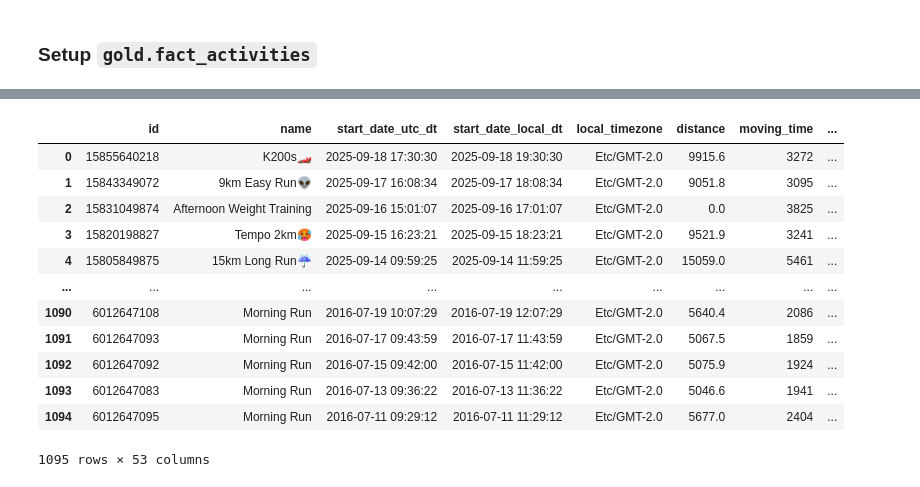
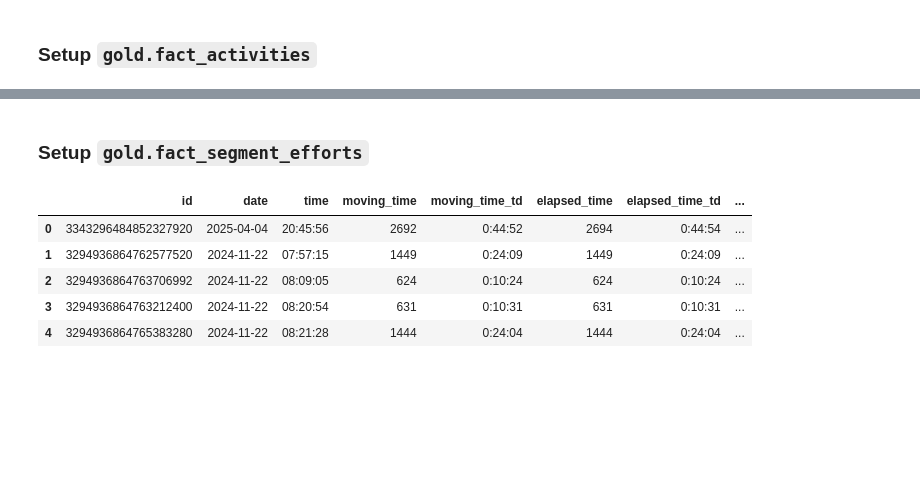
Before and after one commit to lowickib/Strava-Analytics, a Jupyter notebook: 3_Gold_Layer.ipynb, the cells around one changed output, grey strips where cells are left out. Cells and saved outputs as stored; diff of their text form; code cells hidden in the pictures; blank space fills up the shorter version.

```diff
--- a/3_Gold_Layer.ipynb
+++ b/3_Gold_Layer.ipynb
@@ -524,18 +743,43 @@ activities_df = activities_df.rename(columns={'id_y': 'device_id', 'id_x': 'id'}
+# %% [markdown]
+### Setup `gold.fact_segment_efforts`
+# %%
+fact_segment_efforts_df = seg_eff_df.copy()
+# %%
+fact_segment_efforts_df = fact_segment_efforts_df.drop(columns=['moving_time_td', 'elapsed_time_td'])
+fact_segment_efforts_df.loc[:, "moving_time_td"]  = extract_timedelta(fact_segment_efforts_df["moving_time"])
+fact_segment_efforts_df.loc[:, "elapsed_time_td"] = extract_timedelta(fact_segment_efforts_df["elapsed_time"])
 # %%
-activities_df['date'] = activities_df['start_date_local_dt'].dt.date
-activities_df['time'] = activities_df['start_date_local_dt'].dt.time
-activities_df
+fact_segment_efforts_df['date'] = fact_segment_efforts_df['start_date_local_dt'].dt.date
+fact_segment_efforts_df['time'] = fact_segment_efforts_df['start_date_local_dt'].dt.time
-# %% [output]
-|  | id | name | start_date_utc_dt | start_date_local_dt | local_timezone | distance | moving_time | ... |
-| 0 | 15855640218 | K200s🏎️ | 2025-09-18 17:30:30 | 2025-09-18 19:30:30 | Etc/GMT-2.0 | 9915.6 | 3272 | ... |
-| 1 | 15843349072 | 9km Easy Run👽 | 2025-09-17 16:08:34 | 2025-09-17 18:08:34 | Etc/GMT-2.0 | 9051.8 | 3095 | ... |
-| 2 | 15831049874 | Afternoon Weight Training | 2025-09-16 15:01:07 | 2025-09-16 17:01:07 | Etc/GMT-2.0 | 0.0 | 3825 | ... |
-| 3 | 15820198827 | Tempo 2km🥵 | 2025-09-15 16:23:21 | 2025-09-15 18:23:21 | Etc/GMT-2.0 | 9521.9 | 3241 | ... |
-| 4 | 15805849875 | 15km Long Run☔️ | 2025-09-14 09:59:25 | 2025-09-14 11:59:25 | Etc/GMT-2.0 | 15059.0 | 5461 | ... |
-| ... | ... | ... | ... | ... | ... | ... | ... | ... |
-| 1090 | 6012647108 | Morning Run | 2016-07-19 10:07:29 | 2016-07-19 12:07:29 | Etc/GMT-2.0 | 5640.4 | 2086 | ... |
-| 1091 | 6012647093 | Morning Run | 2016-07-17 09:43:59 | 2016-07-17 11:43:59 | Etc/GMT-2.0 | 5067.5 | 1859 | ... |
-| 1092 | 6012647092 | Morning Run | 2016-07-15 09:42:00 | 2016-07-15 11:42:00 | Etc/GMT-2.0 | 5075.9 | 1924 | ... |
-| 1093 | 6012647083 | Morning Run | 2016-07-13 09:36:22 | 2016-07-13 11:36:22 | Etc/GMT-2.0 | 5046.6 | 1941 | ... |
-| 1094 | 6012647095 | Morning Run | 2016-07-11 09:29:12 | 2016-07-11 11:29:12 | Etc/GMT-2.0 | 5677.0 | 2404 | ... |
-1095 rows × 53 columns
+# %%
+fact_segment_efforts_cols_clean = [
+  'id',
+  'date',
+  'time',
+  'moving_time',
+  'moving_time_td',
+  'elapsed_time',
+  'elapsed_time_td',
+  'average_cadence',
+  'device_watts',
+  'average_watts',
+  'average_heartrate',
+  'max_heartrate',
+  'pr_rank',
+  'visibility',
+  'kom_rank',
+  'rank',
+  'type',
+  'segment_id',
+  'activity_id'
+]
+fact_segment_efforts_df = fact_segment_efforts_df[fact_segment_efforts_cols_clean]
+# %%
+fact_segment_efforts_df.head()
+# %% [output]
+|  | id | date | time | moving_time | moving_time_td | elapsed_time | elapsed_time_td | ... |
+| 0 | 3343296484852327920 | 2025-04-04 | 20:45:56 | 2692 | 0:44:52 | 2694 | 0:44:54 | ... |
+| 1 | 3294936864762577520 | 2024-11-22 | 07:57:15 | 1449 | 0:24:09 | 1449 | 0:24:09 | ... |
+| 2 | 3294936864763706992 | 2024-11-22 | 08:09:05 | 624 | 0:10:24 | 624 | 0:10:24 | ... |
+| 3 | 3294936864763212400 | 2024-11-22 | 08:20:54 | 631 | 0:10:31 | 631 | 0:10:31 | ... |
+| 4 | 3294936864765383280 | 2024-11-22 | 08:21:28 | 1444 | 0:24:04 | 1444 | 0:24:04 | ... |
```
Also changed, not shown: parts of 30 cells of this notebook, 1 other file.
